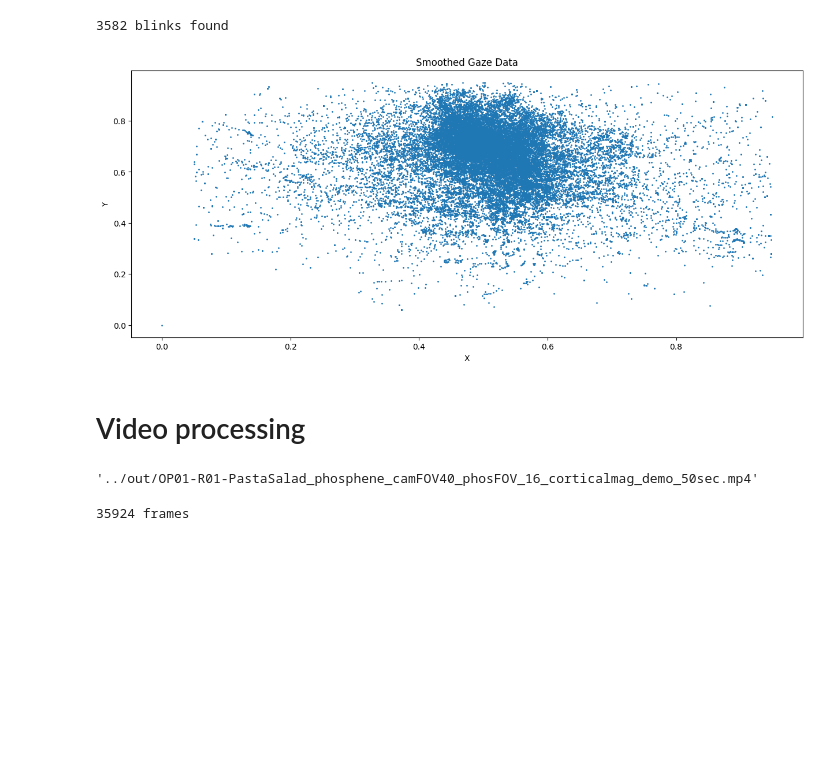
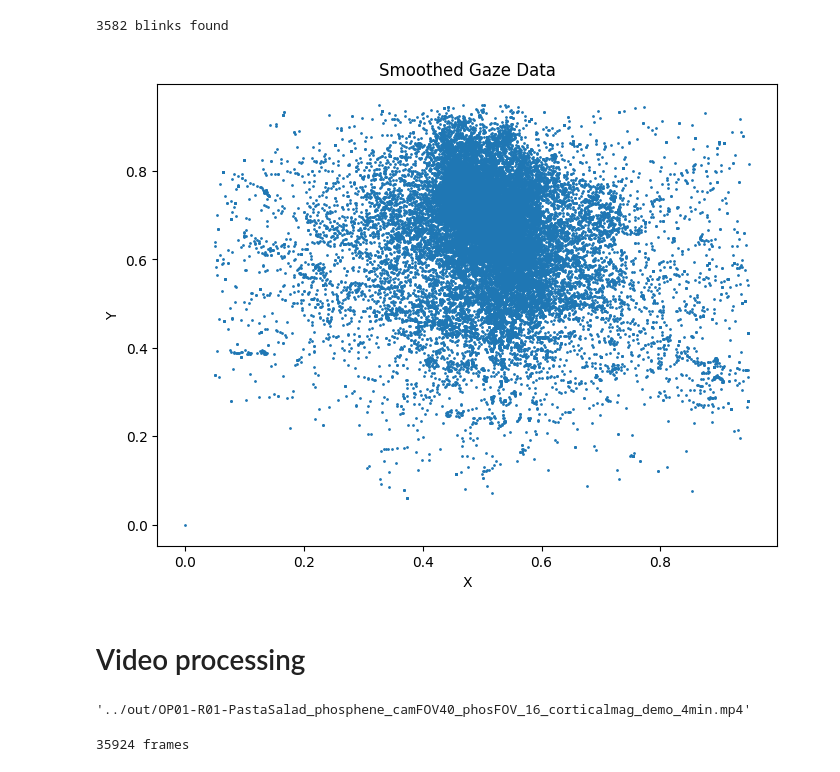
Before and after one commit to MichelleAppel/SCAPE, a Jupyter notebook: notebooks/gaze_demo.ipynb, the cells around one changed output. Cells and saved outputs as stored; diff of their text form; code cells hidden in the pictures; blank space fills up the shorter version.

```diff
--- a/notebooks/gaze_demo.ipynb
+++ b/notebooks/gaze_demo.ipynb
@@ -443,19 +444,19 @@ print(len(blink_indices), 'blinks found')
 # %%
 # wherever the blink is, set the gaze point to the last valid gaze point
 smnoothed_gaze_data = gaze_data.copy()
 for i in blink_indices:
     smnoothed_gaze_data[i] = smnoothed_gaze_data[i-1]
 
 # plot eye gaze data
-plt.figure(figsize=(15, 6))
+plt.figure(figsize=(8, 6))
 # scatterplot x,y gaze data
 plt.scatter(smnoothed_gaze_data[:,0], smnoothed_gaze_data[:,1], s=1)
 plt.title('Smoothed Gaze Data')
 plt.xlabel('X')
 plt.ylabel('Y')
 plt.show()
 # %% [output]
-[figure, old version]
+[figure, new version]
 # %% [markdown]
 # Video processing
 # %%
@@ -469,9 +470,9 @@ gaze_data.shape
 # Path to the video file
 video_path = f"../data/EGTEA/Raw_Videos/{file_name}.mp4"
 
-out_path = f"../out/{file_name}_phosphene_camFOV{camera_fov}_phosFOV_{phosphene_fov}_corticalmag_demo_50sec.mp4"
+out_path = f"../out/{file_name}_phosphene_camFOV{camera_fov}_phosFOV_{phosphene_fov}_corticalmag_demo_4min.mp4"
 out_path
 # %% [output]
-'../out/OP01-R01-PastaSalad_phosphene_camFOV40_phosFOV_16_corticalmag_demo_50sec.mp4'
+'../out/OP01-R01-PastaSalad_phosphene_camFOV40_phosFOV_16_corticalmag_demo_4min.mp4'
 # %%
 framerate = 30
```
Also changed, not shown: parts of 11 cells of this notebook, 3 other files.
